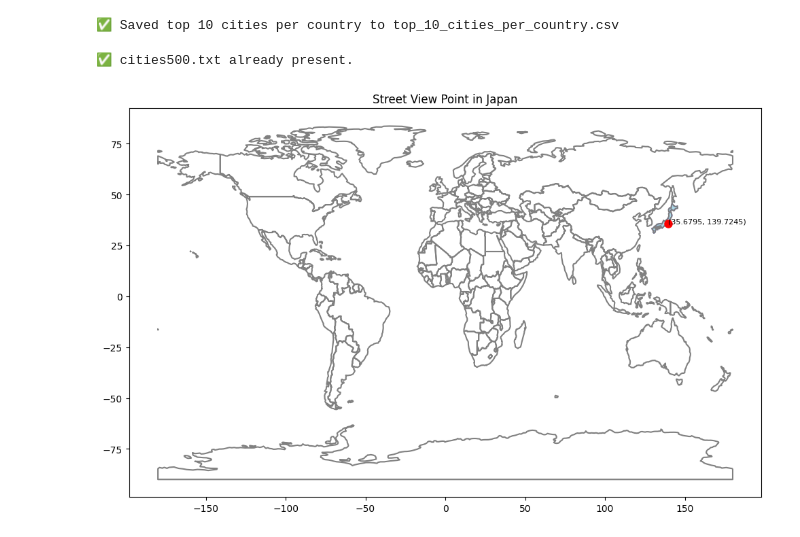
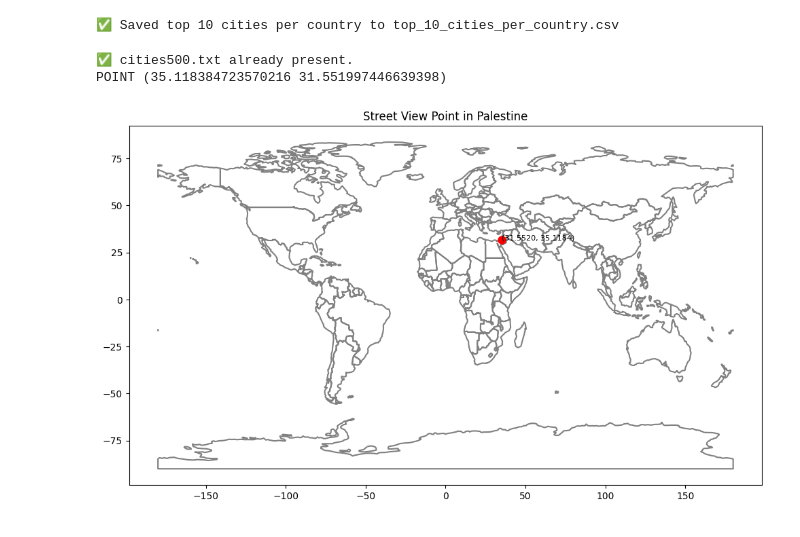
Before and after one commit to SamueleMancini/rainbot, a Jupyter notebook: data_extraction/GoogleApiExtractor.ipynb, the cells around one changed output. Drawn from its saved outputs; the diff is of its cells as text; code cells hidden in the pictures.

```diff
--- a/data_extraction/GoogleApiExtractor.ipynb
+++ b/data_extraction/GoogleApiExtractor.ipynb
@@ -121,7 +134,7 @@ print("✅ Saved top 10 cities per country to top_10_cities_per_country.csv")
 ✅ Saved top 10 cities per country to top_10_cities_per_country.csv
 # %%
 # --- Configuration ---
-API_KEY = "AIzaSyAJ1Tbm3TpUeIakeCGCH3L3QVcvo5gthOc"   # <–– your key
+API_KEY = "AIzaSyBseB2yZGXit0rAZuXyL5lE37098rvrgzs"   # Andre
 MAX_TRIES = 500
 METADATA_RADIUS = 100  # meters
 
@@ -181,7 +194,13 @@ def load_cities_for_country(country_code, cities_file="geonames/cities500.txt"):
 
 # --- Generate random point inside a country ---
 def get_random_point_near_city_in_country(country_name, gdf, cities_df, max_km=2):
+
     row = gdf[gdf['NAME'] == country_name]
+
+    if country_name in country_name_fix:
+        normalized_name = country_name_fix.get(country_name, country_name)
+        row = gdf[gdf['NAME'] == normalized_name]
+
     if row.empty:
         return None
 
@@ -318,6 +337,10 @@ def find_valid_streetview_point(country_name, gdf, cities_df,api_key, max_tries=
 def plot_map_with_point(country_name, gdf, point):
     fig, ax = plt.subplots(figsize=(10, 8))
     gdf.boundary.plot(ax=ax, color='gray')
+
+    if country_name in country_name_fix:
+        country_name = country_name_fix.get(country_name, country_name)
+
     gdf[gdf['NAME'] == country_name].plot(ax=ax, color='lightblue', edgecolor='blue')
     if point:
         ax.plot(point.x, point.y, 'ro', markersize=8)
@@ -326,18 +349,20 @@ def plot_map_with_point(country_name, gdf, point):
     plt.tight_layout()
     plt.show()
 # %%
-COUNTRY_NAME = "Japan"
+COUNTRY_NAME = "Palestine"
 shp_path = download_natural_earth()
 cities_txt_path = download_and_extract_cities500()
 
 cities_df = load_cities_for_country("all", "geonames/top_10_cities_per_country.csv")
 world = gpd.read_file(shp_path)
 
 
 point = get_random_point_near_city_in_country(COUNTRY_NAME, world, cities_df)
+print(point)
 if point:
 	plot_map_with_point(COUNTRY_NAME, world, point)
 # %% [output]
 ✅ cities500.txt already present.
+POINT (35.118384723570216 31.551997446639398)
-[figure, old version]
+[figure, new version]
 # %%
```
Also changed, not shown: parts of 2 cells of this notebook, 1 other file.
